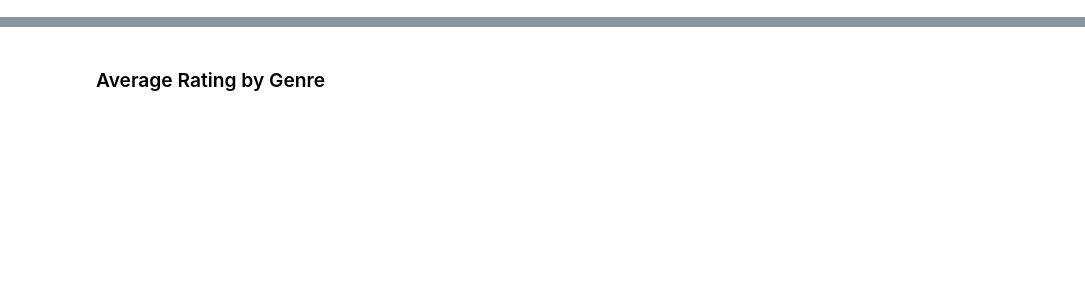
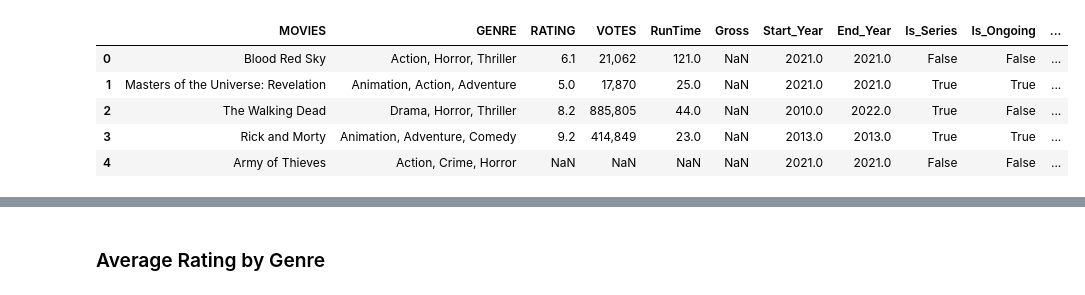
Before and after one commit to mayanksreal/data-preparation, a Jupyter notebook: 07_Cleanup_Exercise.ipynb, the cells around one changed output, grey strips where cells are left out. Saved outputs shown, nothing was run; the diff lists cells and outputs as text; code cells hidden in the pictures; blank space fills up the shorter version.

```diff
--- a/07_Cleanup_Exercise.ipynb
+++ b/07_Cleanup_Exercise.ipynb
@@ -400,0 +285,2 @@ dtype: int64
+# %%
+movies_year = movies_year.drop(columns=['ONE-LINE'])
@@ -400,0 +327,13 @@ dtype: int64
+# %%
+# Removing director
+movies_star['Stars_Clean'] = movies_star['STARS'].str.replace(r'Director:.*?\|', '', regex=True)
+
+# Removing 'Stars:'
+movies_star['Stars_Clean'] = movies_star['Stars_Clean'].str.replace('Stars:', '', regex=False).str.strip()
+movies_star['Stars_List'] = movies_star['Stars_Clean'].str.split(',')
+
+# Stripping whitespace
+movies_star['Stars_List'] = movies_star['Stars_List'].apply(
+    lambda x: [actor.strip() for actor in x] if isinstance(x, list) else x
+)
+movies_star.drop(columns=['STARS','Stars_Clean'], inplace=True)
@@ -400,0 +353,9 @@ dtype: int64
+# %%
+movies_star.head()
+# %% [output]
+|  | MOVIES | GENRE | RATING | VOTES | RunTime | Gross | Start_Year | End_Year | Is_Series | Is_Ongoing | ... |
+| 0 | Blood Red Sky | Action, Horror, Thriller | 6.1 | 21,062 | 121.0 | NaN | 2021.0 | 2021.0 | False | False | ... |
+| 1 | Masters of the Universe: Revelation | Animation, Action, Adventure | 5.0 | 17,870 | 25.0 | NaN | 2021.0 | 2021.0 | True | True | ... |
+| 2 | The Walking Dead | Drama, Horror, Thriller | 8.2 | 885,805 | 44.0 | NaN | 2010.0 | 2022.0 | True | False | ... |
+| 3 | Rick and Morty | Animation, Adventure, Comedy | 9.2 | 414,849 | 23.0 | NaN | 2013.0 | 2013.0 | True | True | ... |
+| 4 | Army of Thieves | Action, Crime, Horror | NaN | NaN | NaN | NaN | 2021.0 | 2021.0 | False | False | ... |
```
Also changed, not shown: parts of 137 cells of this notebook.
